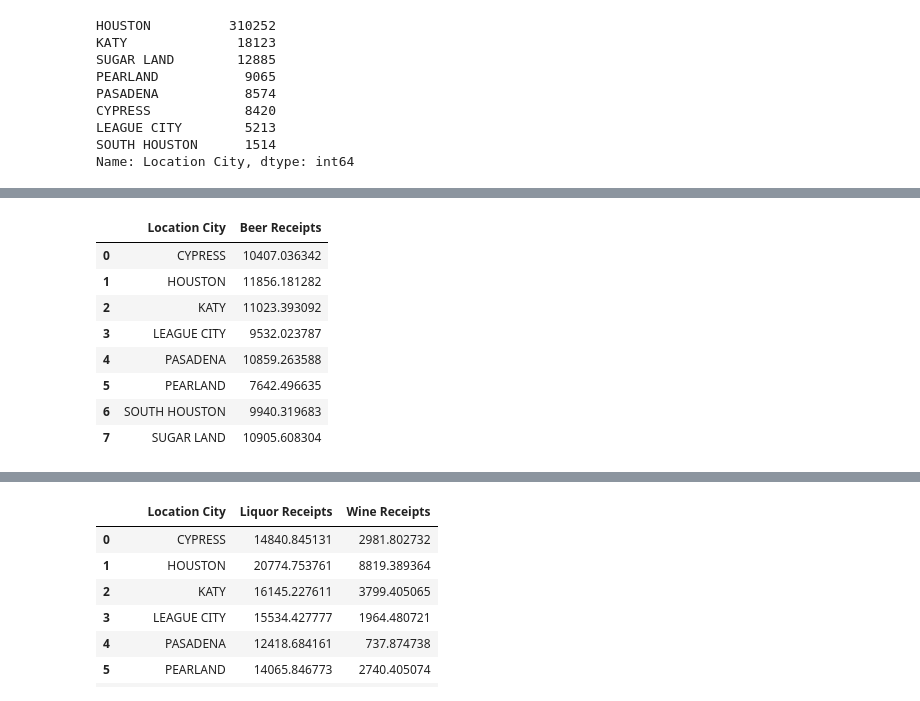
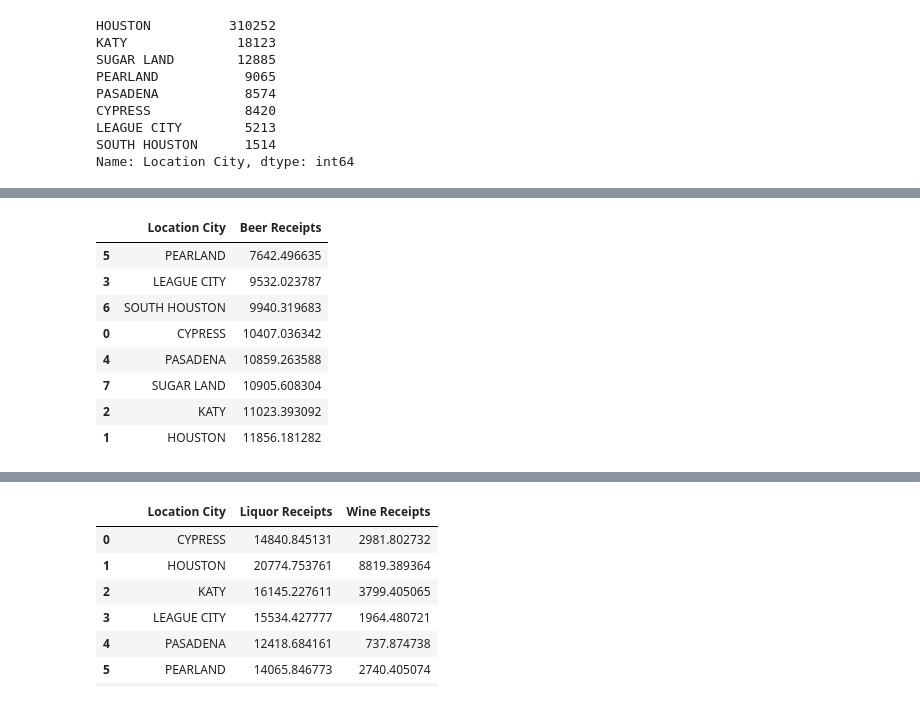
Before and after one commit to ejkaster/Project-1-Top-5-US-Cities-Real-Estate-Trends, a Jupyter notebook: AvgSales.ipynb, the cells around one changed output, grey strips where cells are left out. Saved outputs shown, nothing was run; the diff lists cells and outputs as text; code cells hidden in the pictures.

```diff
--- a/AvgSales.ipynb
+++ b/AvgSales.ipynb
@@ -87,18 +87,18 @@ plt.tight_layout()
 # %%
 #Determine the mean of the individual receipt types
 
 beer_df = clean_df.groupby('Location City', as_index=False)['Beer Receipts'].mean()
-beer_df
+beer_df.sort_values(by=['Beer Receipts'])
 # %% [output]
 |  | Location City | Beer Receipts |
+| 5 | PEARLAND | 7642.496635 |
+| 3 | LEAGUE CITY | 9532.023787 |
+| 6 | SOUTH HOUSTON | 9940.319683 |
 | 0 | CYPRESS | 10407.036342 |
+| 4 | PASADENA | 10859.263588 |
+| 7 | SUGAR LAND | 10905.608304 |
+| 2 | KATY | 11023.393092 |
 | 1 | HOUSTON | 11856.181282 |
-| 2 | KATY | 11023.393092 |
-| 3 | LEAGUE CITY | 9532.023787 |
-| 4 | PASADENA | 10859.263588 |
-| 5 | PEARLAND | 7642.496635 |
-| 6 | SOUTH HOUSTON | 9940.319683 |
-| 7 | SUGAR LAND | 10905.608304 |
 # %%
 #Plot Beer Receipts by City
 
```
Also changed, not shown: parts of 7 cells of this notebook, 5 other files.
